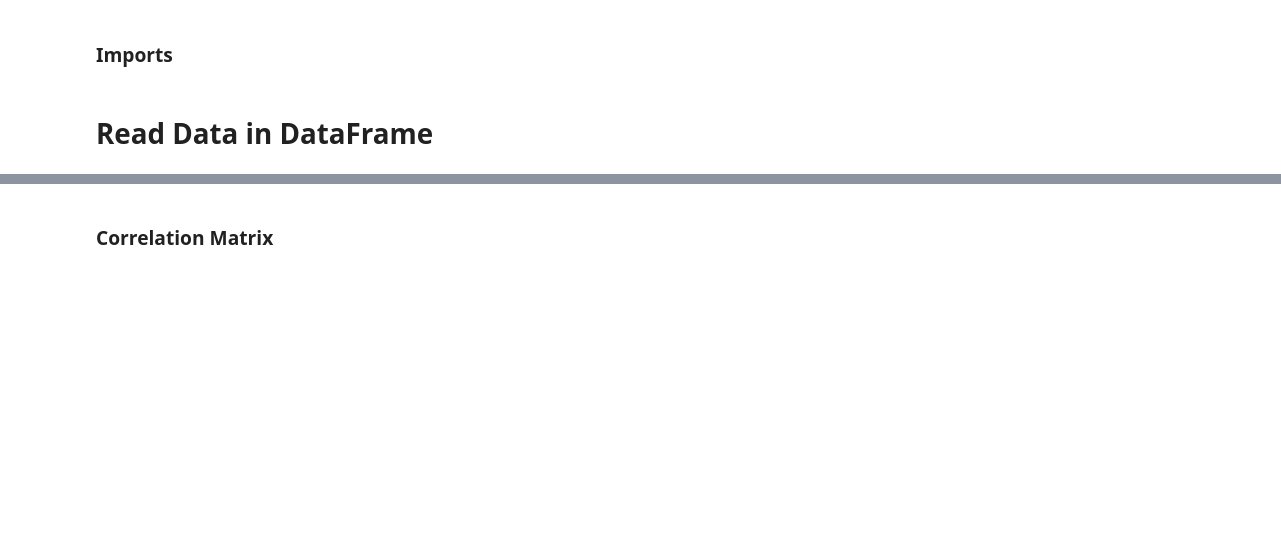
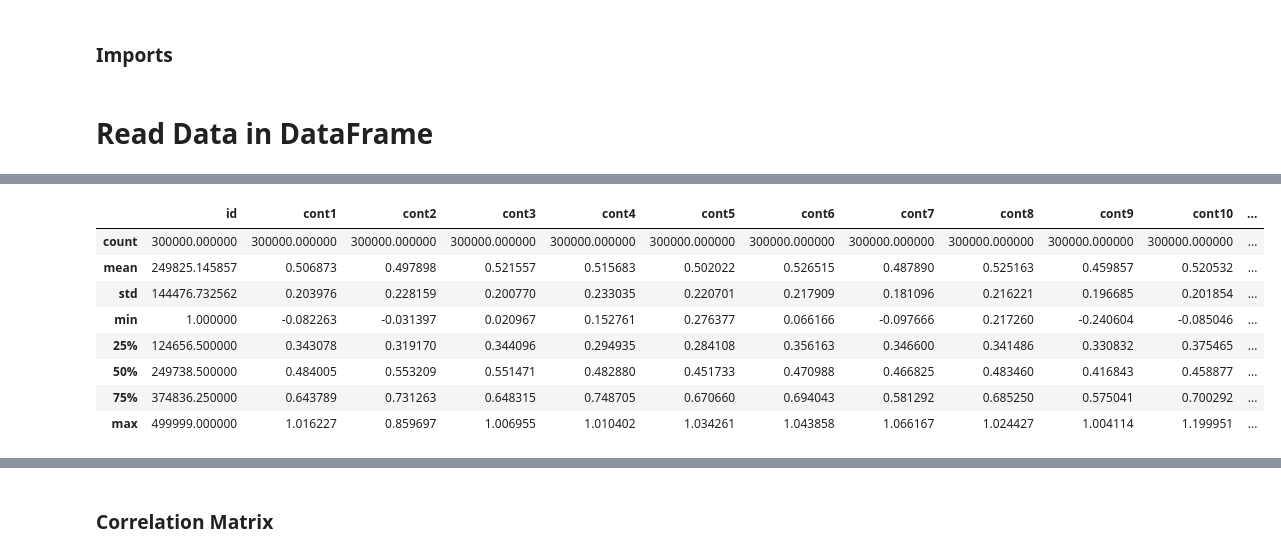
Before and after one commit to OthmanElHammouchi/kaggle, a Jupyter notebook: probing.ipynb, the cells around one changed output, grey strips where cells are left out. Drawn from its saved outputs; the diff is of its cells as text; code cells hidden in the pictures; blank space fills up the shorter version.

```diff
--- a/probing.ipynb
+++ b/probing.ipynb
@@ -31,0 +60,12 @@ test_X = test_set.drop(labels = 'id', axis = 1)
+# %%
+train_set.describe()
+# %% [output]
+|  | id | cont1 | cont2 | cont3 | cont4 | cont5 | cont6 | cont7 | cont8 | cont9 | cont10 | ... |
+| count | 300000.000000 | 300000.000000 | 300000.000000 | 300000.000000 | 300000.000000 | 300000.000000 | 300000.000000 | 300000.000000 | 300000.000000 | 300000.000000 | 300000.000000 | ... |
+| mean | 249825.145857 | 0.506873 | 0.497898 | 0.521557 | 0.515683 | 0.502022 | 0.526515 | 0.487890 | 0.525163 | 0.459857 | 0.520532 | ... |
+| std | 144476.732562 | 0.203976 | 0.228159 | 0.200770 | 0.233035 | 0.220701 | 0.217909 | 0.181096 | 0.216221 | 0.196685 | 0.201854 | ... |
+| min | 1.000000 | -0.082263 | -0.031397 | 0.020967 | 0.152761 | 0.276377 | 0.066166 | -0.097666 | 0.217260 | -0.240604 | -0.085046 | ... |
+| 25% | 124656.500000 | 0.343078 | 0.319170 | 0.344096 | 0.294935 | 0.284108 | 0.356163 | 0.346600 | 0.341486 | 0.330832 | 0.375465 | ... |
+| 50% | 249738.500000 | 0.484005 | 0.553209 | 0.551471 | 0.482880 | 0.451733 | 0.470988 | 0.466825 | 0.483460 | 0.416843 | 0.458877 | ... |
+| 75% | 374836.250000 | 0.643789 | 0.731263 | 0.648315 | 0.748705 | 0.670660 | 0.694043 | 0.581292 | 0.685250 | 0.575041 | 0.700292 | ... |
+| max | 499999.000000 | 1.016227 | 0.859697 | 1.006955 | 1.010402 | 1.034261 | 1.043858 | 1.066167 | 1.024427 | 1.004114 | 1.199951 | ... |
```
Also changed, not shown: parts of 10 cells of this notebook.
